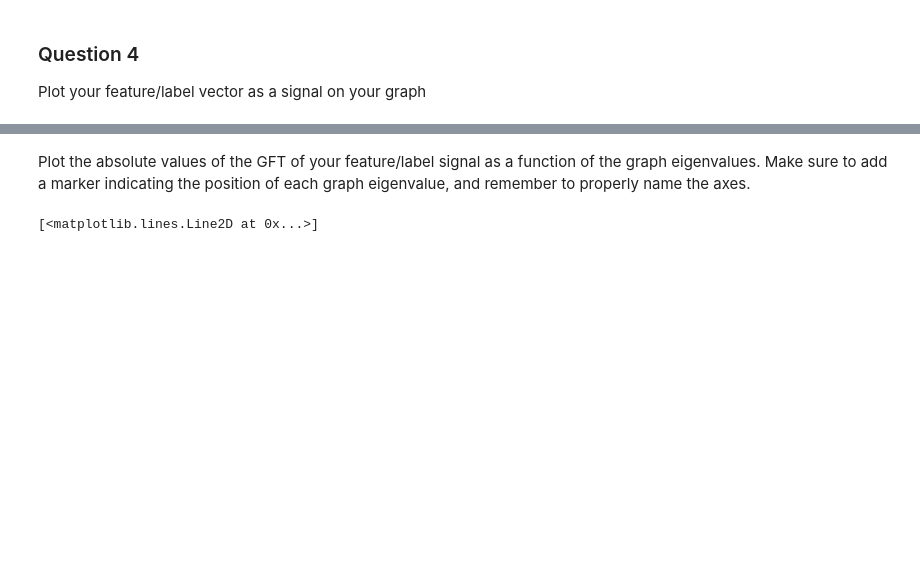
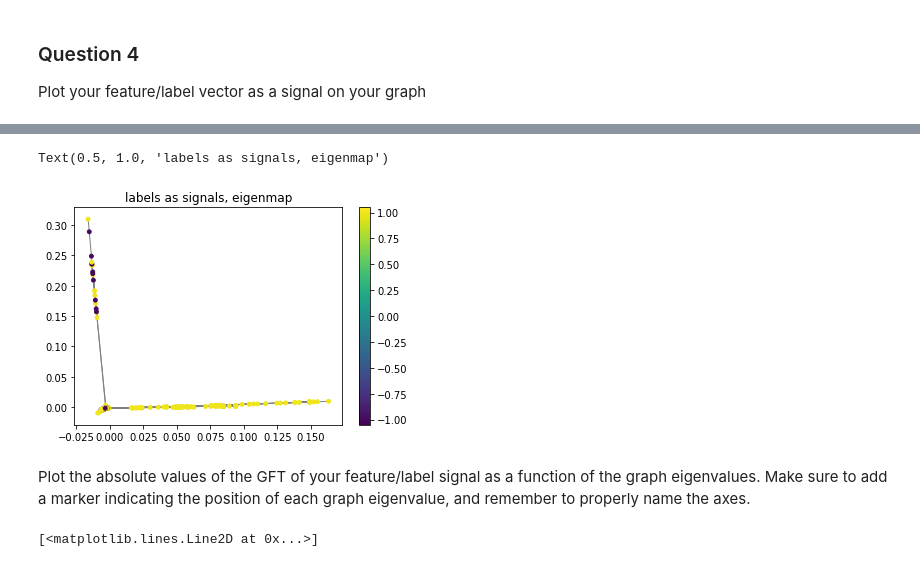
Before and after one commit to dsalathe/group_ntds, a Jupyter notebook: 4_graph_signal_processing.ipynb, the cells around one changed output, grey strips where cells are left out. Drawn from its saved outputs; the diff is of its cells as text; code cells hidden in the pictures; blank space fills up the shorter version.

```diff
--- a/4_graph_signal_processing.ipynb
+++ b/4_graph_signal_processing.ipynb
@@ -242,3 +227,9 @@ Text(0.5, 1.0, 'labels as signal')
+# %%
+graph1.plot_signal(labels, vertex_size = 15, show_edges = True)
+plt.title("labels as signals, eigenmap")
+# %% [output]
+Text(0.5, 1.0, 'labels as signals, eigenmap')
+[figure, added]
 # %% [markdown]
 Plot the absolute values of the GFT of your feature/label signal as a function of the graph eigenvalues. Make sure to add a marker indicating the position of each graph eigenvalue, and remember to properly name the axes.
 # %%
```
Also changed, not shown: parts of 19 cells of this notebook.
